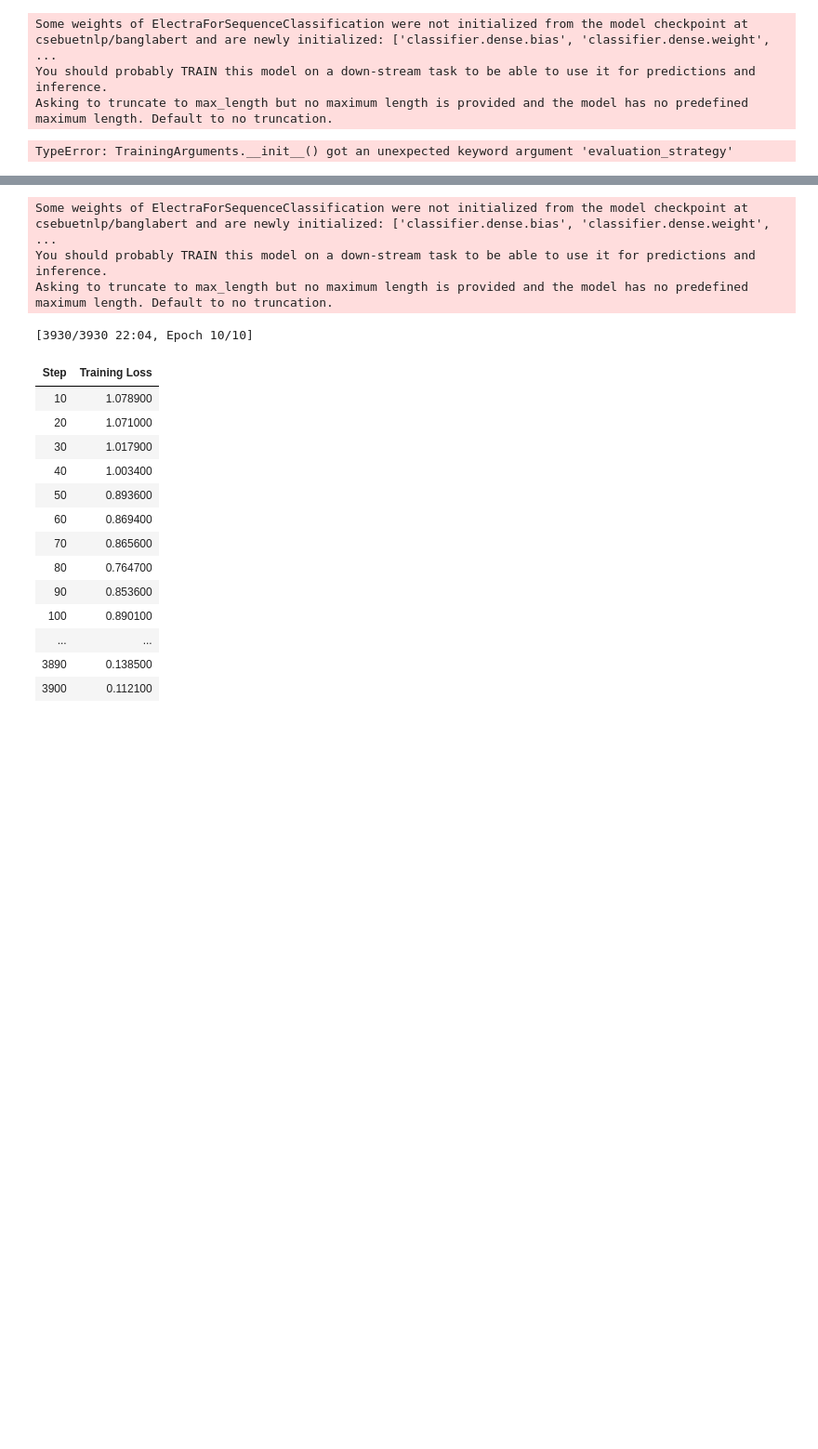
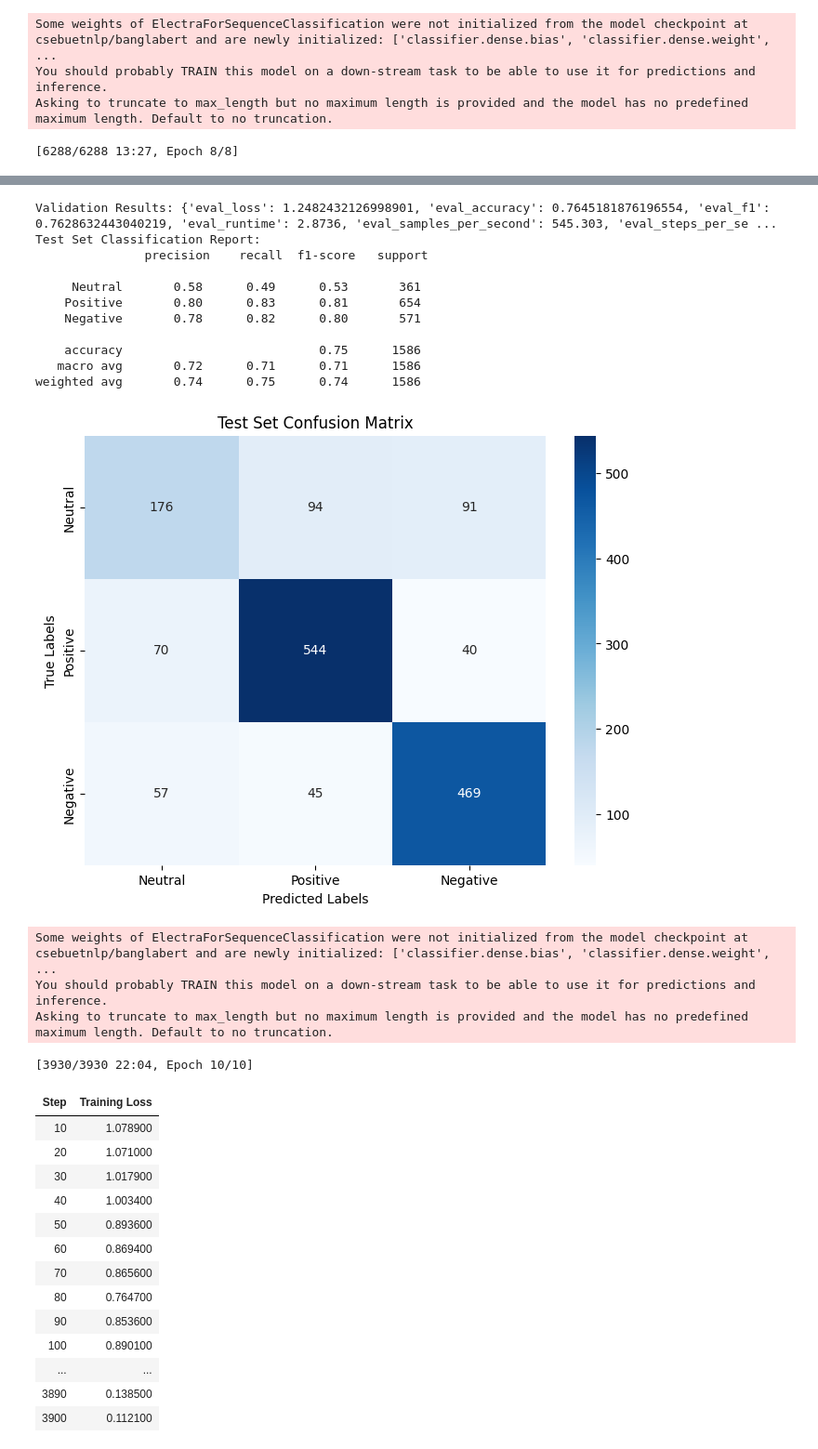
Before and after one commit to R1azR/CSE465_Spring2025_Group-9, a Jupyter notebook: Final_update/banglaBERT.ipynb, the cells around one changed output, grey strips where cells are left out. Shown at 93% size. Saved outputs shown, nothing was run; the diff lists cells and outputs as text; code cells hidden in the pictures; blank space fills up the shorter version.

```diff
--- a/Final_update/banglaBERT.ipynb
+++ b/Final_update/banglaBERT.ipynb
@@ -63,16 +63,16 @@ dataset.set_format('torch')
 # Training arguments
 training_args = TrainingArguments(
     output_dir='./results',
-    evaluation_strategy='epoch',
+    # evaluation_strategy='epoch',
     learning_rate=2e-5,
     per_device_train_batch_size=16,
     per_device_eval_batch_size=16,
     num_train_epochs=8,
     weight_decay=0.01,
     logging_dir='./logs',
-    logging_steps=10,
+    logging_steps=100,
     save_strategy='epoch',
-    load_best_model_at_end=True,
+    # load_best_model_at_end=True,
     report_to=[]
 )
 
@@ -117,4 +117,4 @@ plt.show()
 Some weights of ElectraForSequenceClassification were not initialized from the model checkpoint at csebuetnlp/banglabert and are newly initialized: ['classifier.dense.bias', 'classifier.dense.weight', ...
 You should probably TRAIN this model on a down-stream task to be able to use it for predictions and inference.
 Asking to truncate to max_length but no maximum length is provided and the model has no predefined maximum length. Default to no truncation.
-TypeError: TrainingArguments.__init__() got an unexpected keyword argument 'evaluation_strategy'
+[6288/6288 13:27, Epoch 8/8]
@@ -121,3 +139,15 @@ TypeError: TrainingArguments.__init__() got an unexpected keyword argument 'eval
+Validation Results: {'eval_loss': 1.2482432126998901, 'eval_accuracy': 0.7645181876196554, 'eval_f1': 0.7628632443040219, 'eval_runtime': 2.8736, 'eval_samples_per_second': 545.303, 'eval_steps_per_se ...
+Test Set Classification Report:
+               precision    recall  f1-score   support
+
+     Neutral       0.58      0.49      0.53       361
+    Positive       0.80      0.83      0.81       654
+    Negative       0.78      0.82      0.80       571
+
+    accuracy                           0.75      1586
+   macro avg       0.72      0.71      0.71      1586
+weighted avg       0.74      0.75      0.74      1586
+[figure, added]
 # %%
 trainer.save_model('BanglaBERT_Model')
 # %%
```
Also changed, not shown: parts of 8 cells of this notebook.
